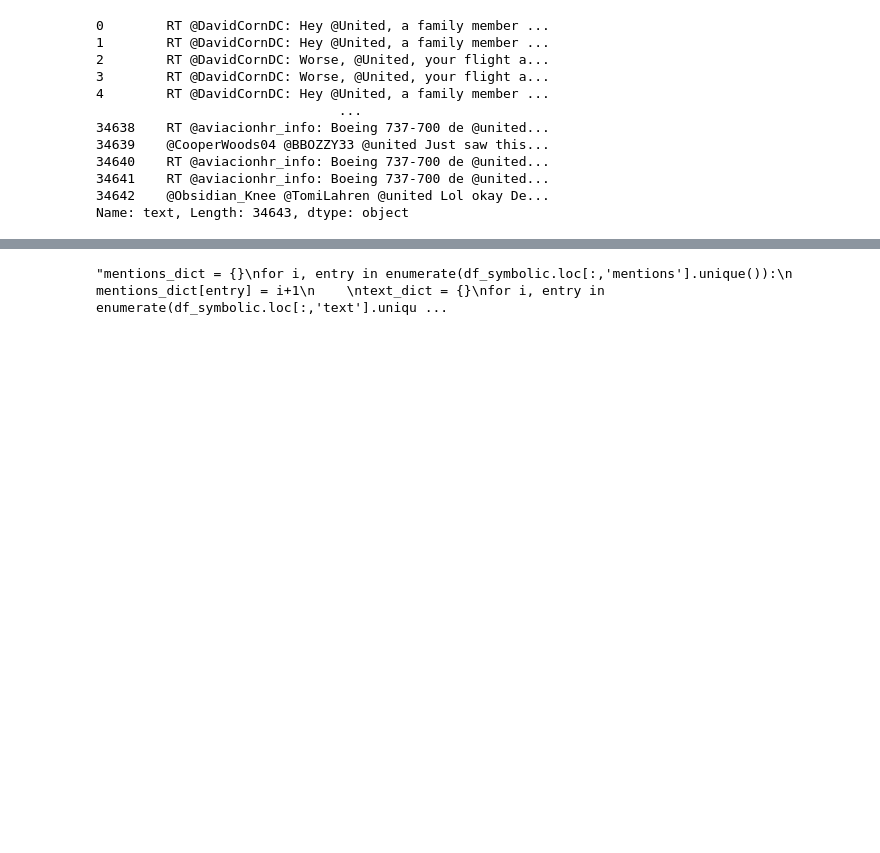
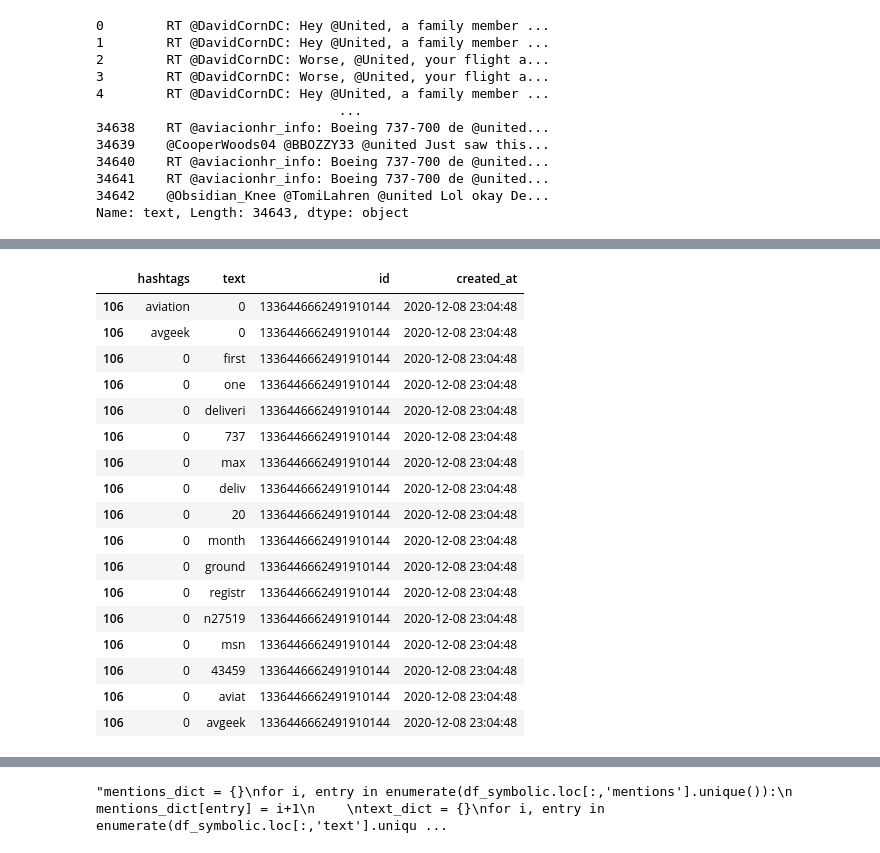
Before and after one commit to anton164/fall-spec, a Jupyter notebook: jupyter_notebooks/parse_json_table.ipynb, the cells around one changed output, grey strips where cells are left out. Saved outputs shown, nothing was run; the diff lists cells and outputs as text; code cells hidden in the pictures; blank space fills up the shorter version.

```diff
--- a/jupyter_notebooks/parse_json_table.ipynb
+++ b/jupyter_notebooks/parse_json_table.ipynb
@@ -41,11 +41,11 @@ def cleaner(tweet):
 def final_text(words):
      return ' '.join(words)
 
-#df['text'] = df['text'].map(lambda x: cleaner(x))
-#df['text'] = df['text'].apply(lambda x:word_tokenize(x))
-#df['text'] = df['text'].apply(lambda x:remove_stop_words(x))
-#df['text'] = df['text'].apply(lambda x: lemmatizing(x))
-#df['text'] = df['text'].apply(lambda x: stemming(x))
+df['text'] = df['text'].map(lambda x: cleaner(x))
+df['text'] = df['text'].apply(lambda x:word_tokenize(x))
+df['text'] = df['text'].apply(lambda x:remove_stop_words(x))
+df['text'] = df['text'].apply(lambda x: lemmatizing(x))
+df['text'] = df['text'].apply(lambda x: stemming(x))
 #df['text'] = df['text'].apply(lambda x:final_text(x))
 # %% [output]
 0        RT @DavidCornDC: Hey @United, a family member ...
@@ -66,7 +66,7 @@ df = df.loc[np.array(list(map(len,df.hashtags.values)))>1]
 # %%
 #df = df.explode('hashtags').explode('mentions').explode('text')
 #df = df.explode('hashtags').explode('mentions')
-df = df.explode('hashtags')
+#df = df.explode('hashtags')
 continuous_index = []
 #symbolic_index = ['hashtags', 'user_id', 'mentions', 'text']
 #symbolic_index = ['hashtags', 'mentions']
@@ -77,0 +94,33 @@ df_label = df.loc[:, ['is_anomaly']]
+# %%
+columns = ['hashtags', 'text']
+base_columns = ['id','created_at']
+processed_df = pd.DataFrame(columns = columns)
+for col in columns:
+    tmp_df = df[base_columns+[col]].explode(col)
+    for other_col in columns:
+        if other_col != col:
+            tmp_df[other_col] = 0
+    processed_df = pd.concat([processed_df, tmp_df])
+processed_df = processed_df.sort_values(by=['id', 'created_at'], ascending = (True, True))
+# %%
+processed_df[['id']] = df[['id']].applymap(np.int64)
+processed_df.loc[processed_df['id'] == 1336446662491910144]
+# %% [output]
+|  | hashtags | text | id | created_at |
+| 106 | aviation | 0 | 1336446662491910144 | 2020-12-08 23:04:48 |
+| 106 | avgeek | 0 | 1336446662491910144 | 2020-12-08 23:04:48 |
+| 106 | 0 | first | 1336446662491910144 | 2020-12-08 23:04:48 |
+| 106 | 0 | one | 1336446662491910144 | 2020-12-08 23:04:48 |
+| 106 | 0 | deliveri | 1336446662491910144 | 2020-12-08 23:04:48 |
+| 106 | 0 | 737 | 1336446662491910144 | 2020-12-08 23:04:48 |
+| 106 | 0 | max | 1336446662491910144 | 2020-12-08 23:04:48 |
+| 106 | 0 | deliv | 1336446662491910144 | 2020-12-08 23:04:48 |
+| 106 | 0 | 20 | 1336446662491910144 | 2020-12-08 23:04:48 |
+| 106 | 0 | month | 1336446662491910144 | 2020-12-08 23:04:48 |
+| 106 | 0 | ground | 1336446662491910144 | 2020-12-08 23:04:48 |
+| 106 | 0 | registr | 1336446662491910144 | 2020-12-08 23:04:48 |
+| 106 | 0 | n27519 | 1336446662491910144 | 2020-12-08 23:04:48 |
+| 106 | 0 | msn | 1336446662491910144 | 2020-12-08 23:04:48 |
+| 106 | 0 | 43459 | 1336446662491910144 | 2020-12-08 23:04:48 |
+| 106 | 0 | aviat | 1336446662491910144 | 2020-12-08 23:04:48 |
+| 106 | 0 | avgeek | 1336446662491910144 | 2020-12-08 23:04:48 |
```
Also changed, not shown: parts of 2 cells of this notebook, 8 other files.
